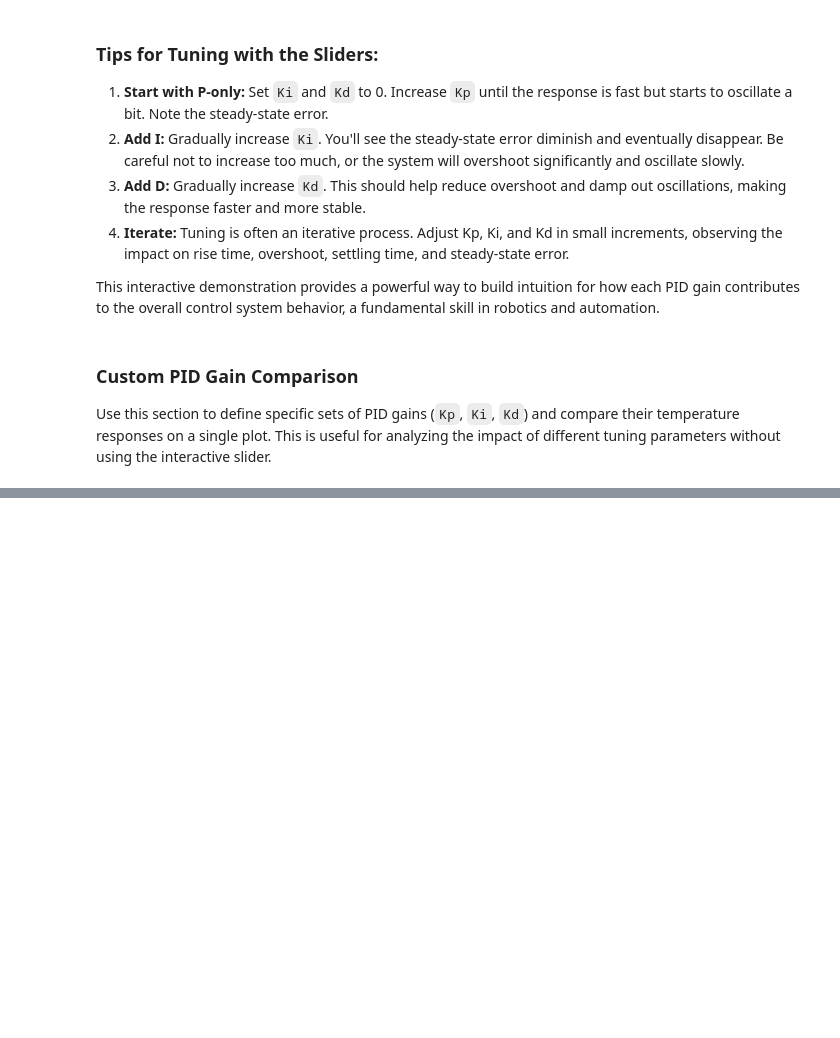
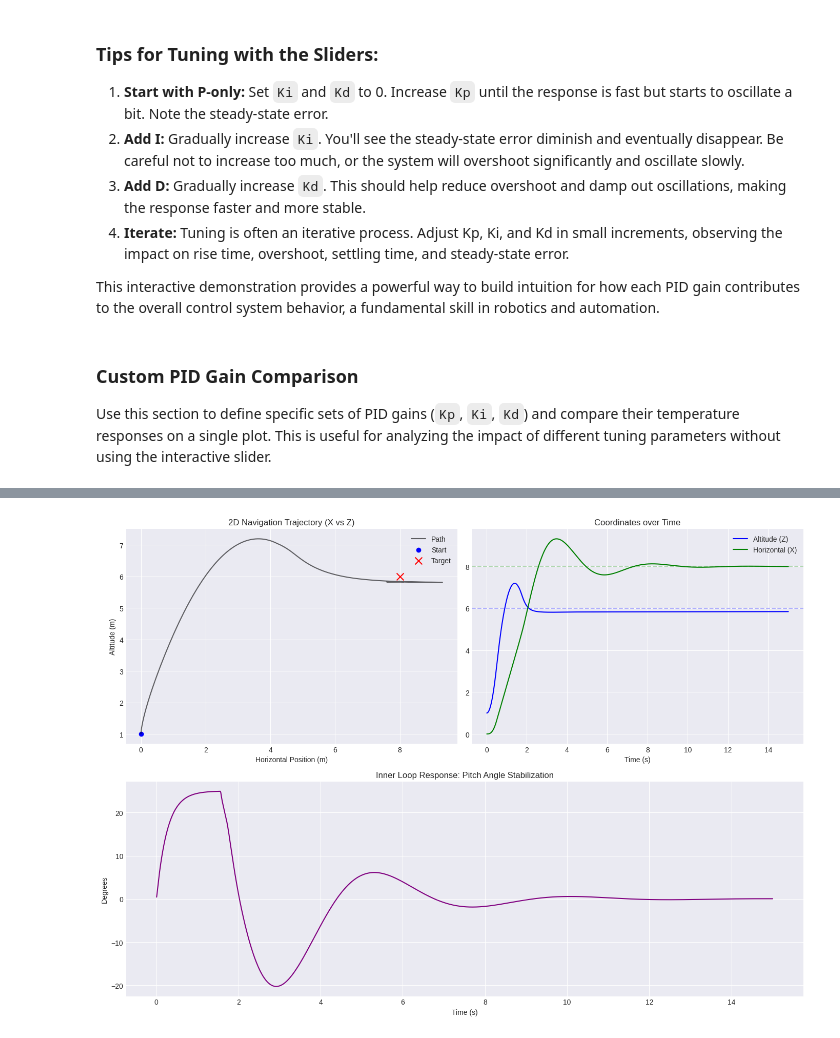
Before and after one commit to SAIRISAN123/Control-System-Interactive, a Jupyter notebook: ControlSystemsInteractiveLearning.ipynb, the cells around one changed output, grey strips where cells are left out. Drawn from its saved outputs; the diff is of its cells as text; code cells hidden in the pictures; blank space fills up the shorter version.

```diff
--- a/ControlSystemsInteractiveLearning.ipynb
+++ b/ControlSystemsInteractiveLearning.ipynb
@@ -609,0 +1228,97 @@ plt.show()
+# %%
+import numpy as np
+import matplotlib.pyplot as plt
+
+# 1. Advanced Drone Model with X-physics
+class Drone2DAdvanced(Drone2D):
+    def reset(self, z=2.0, vz=0.0, x=0.0, vx=0.0, theta=0.0, omega=0.0):
+        super().reset(z, vz, theta, omega)
+        self.x = x
+        self.vx = vx
+
+    def update(self, F1_cmd, F2_cmd):
+        F1 = np.clip(F1_cmd, 0, self.max_thrust)
+        F2 = np.clip(F2_cmd, 0, self.max_thrust)
+        total_thrust = F1 + F2
+
+        # Vertical physics
+        az = (total_thrust * np.cos(self.theta) - self.m * self.g) / self.m
+        self.vz += az * self.dt
+        self.z += self.vz * self.dt
+
+        # Horizontal physics: ax = (T * sin(theta)) / m
+        ax = (total_thrust * np.sin(self.theta)) / self.m
+        self.vx += ax * self.dt
+        self.x += self.vx * self.dt
+
+        # Rotational physics
+        tau = (F2 - F1) * self.L
+        alpha = tau / self.I
+        self.omega += alpha * self.dt
+        self.theta += self.omega * self.dt
+
+        if self.z <= 0: self.z, self.vz, self.vx = 0, 0, 0
+        self.time += self.dt
+        return self.x, self.z, self.theta
+
+# 2. Instantiate three separate PIDControllers
+alt_pid = PIDController(Kp=50.0, Ki=0.5, Kd=15.0, output_limits=(0, 30))
+pitch_pid = PIDController(Kp=30.0, Ki=0.0, Kd=8.0, output_limits=(-10, 10))
+x_pos_pid = PIDController(Kp=0.2, Ki=0.0, Kd=0.1, output_limits=(-np.deg2rad(25), np.deg2rad(25)))
+
+# 3. & 4. Simulation with Cascaded Control Logic
+drone = Drone2DAdvanced()
+drone.reset(z=1.0, x=0.0)
+target_x, target_z = 8.0, 6.0
+duration = 15.0
+steps = int(duration / drone.dt)
+
+h = {'t':[], 'x':[], 'z':[], 'theta':[]}
+
+for _ in range(steps):
+    # OUTER LOOP: X-Position -> Desired Pitch
+    target_pitch = x_pos_pid.calculate(target_x, drone.x)
+
+    # INNER LOOPS:
+    total_thrust = alt_pid.calculate(target_z, drone.z)
+    torque = pitch_pid.calculate(target_pitch, drone.theta)
+
+    # Mixing logic
+    F1 = (total_thrust - torque / drone.L) / 2
+    F2 = (total_thrust + torque / drone.L) / 2
+
+    x, z, th = drone.update(F1, F2)
+
+    h['t'].append(drone.time); h['x'].append(x); h['z'].append(z); h['theta'].append(np.degrees(th))
+
+# 5. Visualization
+plt.figure(figsize=(14, 10))
+
+# Trajectory Plot
+ax1 = plt.subplot(2, 2, 1)
+ax1.plot(h['x'], h['z'], label='Path', color='black', alpha=0.6)
+ax1.scatter([0], [1], color='blue', label='Start')
+ax1.scatter([target_x], [target_z], marker='x', color='red', s=100, label='Target')
+ax1.set_title("2D Navigation Trajectory (X vs Z)")
+ax1.set_xlabel("Horizontal Position (m)"); ax1.set_ylabel("Altitude (m)")
+ax1.legend(); ax1.grid(True)
+
+# Position vs Time
+ax2 = plt.subplot(2, 2, 2)
+ax2.plot(h['t'], h['z'], label='Altitude (Z)', color='blue')
+ax2.plot(h['t'], h['x'], label='Horizontal (X)', color='green')
+ax2.axhline(target_z, color='blue', ls='--', alpha=0.3)
+ax2.axhline(target_x, color='green', ls='--', alpha=0.3)
+ax2.set_title("Coordinates over Time")
+ax2.set_xlabel("Time (s)"); ax2.legend(); ax2.grid(True)
+
+# Pitch vs Time
+ax3 = plt.subplot(2, 1, 2)
+ax3.plot(h['t'], h['theta'], label='Pitch Angle', color='purple')
+ax3.set_title("Inner Loop Response: Pitch Angle Stabilization")
+ax3.set_ylabel("Degrees"); ax3.set_xlabel("Time (s)"); ax3.grid(True)
+
+plt.tight_layout()
+plt.show()
+# %% [output]
+[figure, added]
```
Also changed, not shown: parts of 33 cells of this notebook.
